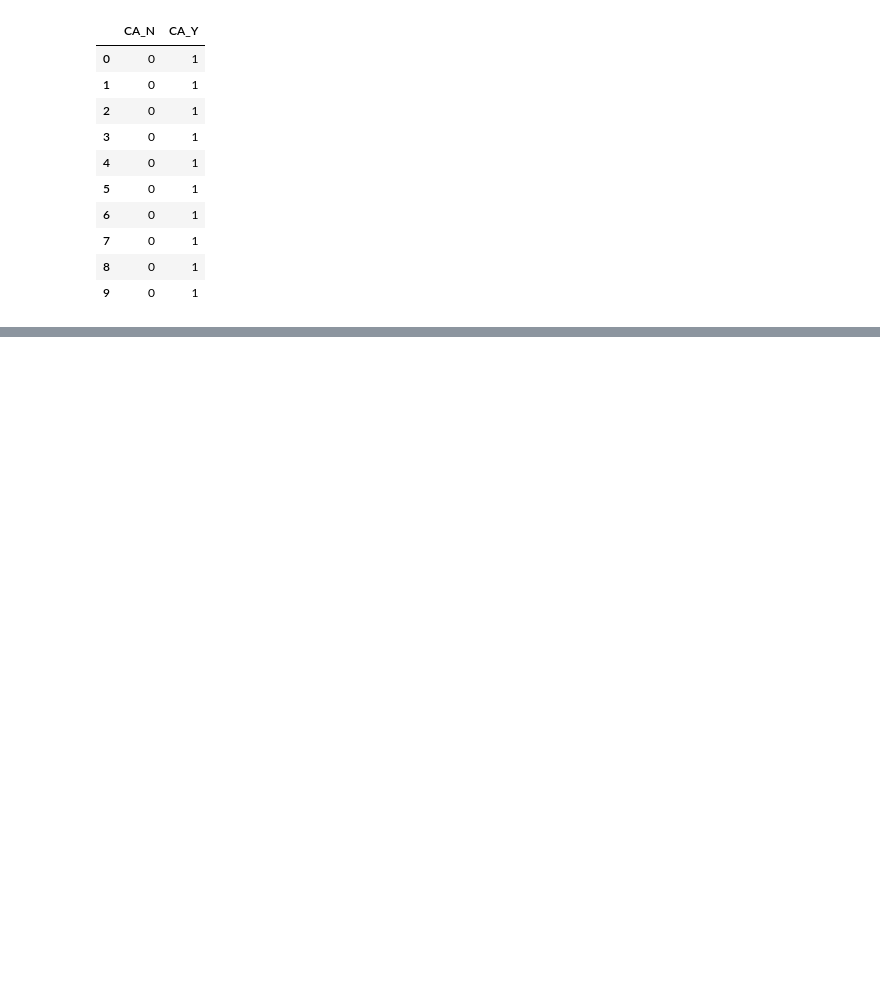
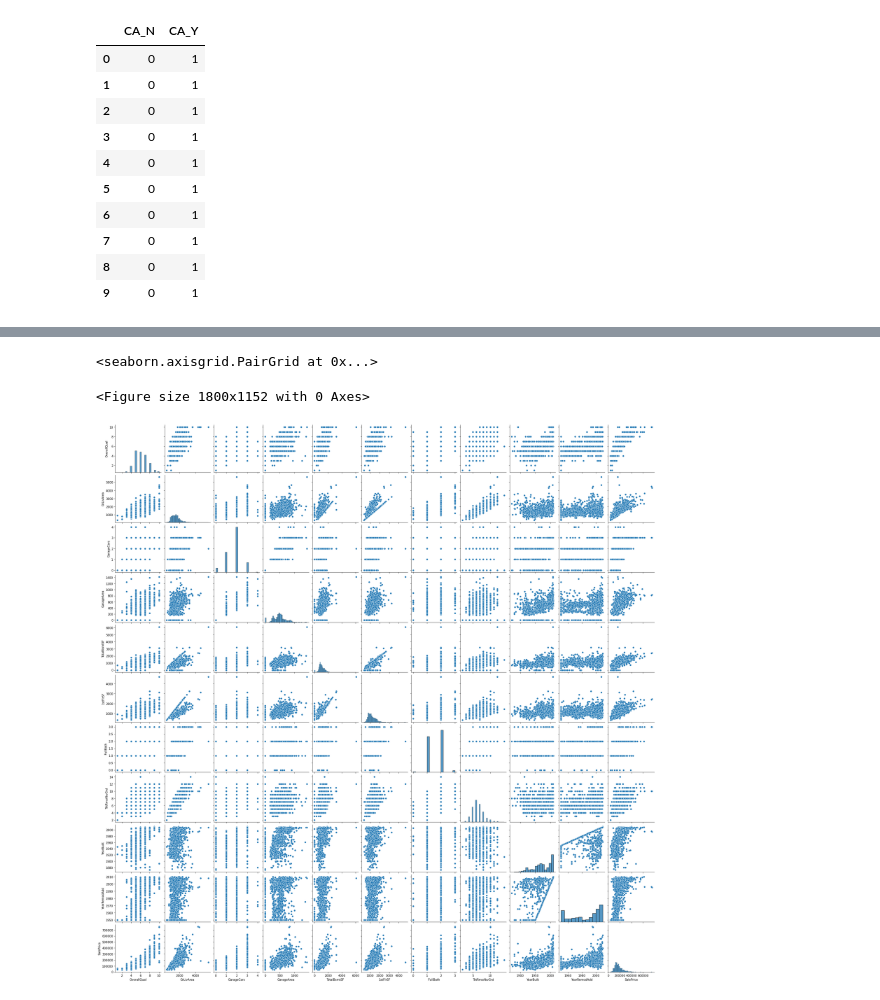
Before and after one commit to AmarilloVel/DS, a Jupyter notebook: ej1/ej1.ipynb, the cells around one changed output, grey strips where cells are left out. Saved outputs shown, nothing was run; the diff lists cells and outputs as text; code cells hidden in the pictures; blank space fills up the shorter version.

```diff
--- a/ej1/ej1.ipynb
+++ b/ej1/ej1.ipynb
@@ -165,0 +370,13 @@ dummy.head(10)
+# %%
+X = base_num[["OverallQual","GrLivArea","GarageCars","GarageArea","TotalBsmtSF","1stFlrSF","FullBath","TotRmsAbvGrd","YearBuilt","YearRemodAdd"]]
+# %%
+Y = base_num["SalePrice"]
+# %%
+base_aux = pd.concat([X,Y],axis=1)
+# %%
+plt.figure(figsize=(25,16))
+sn.pairplot(base_aux)
+# %% [output]
+<seaborn.axisgrid.PairGrid at 0x...>
+<Figure size 1800x1152 with 0 Axes>
+[figure, added]
```
Also changed, not shown: parts of 28 cells of this notebook, 2 other files.
